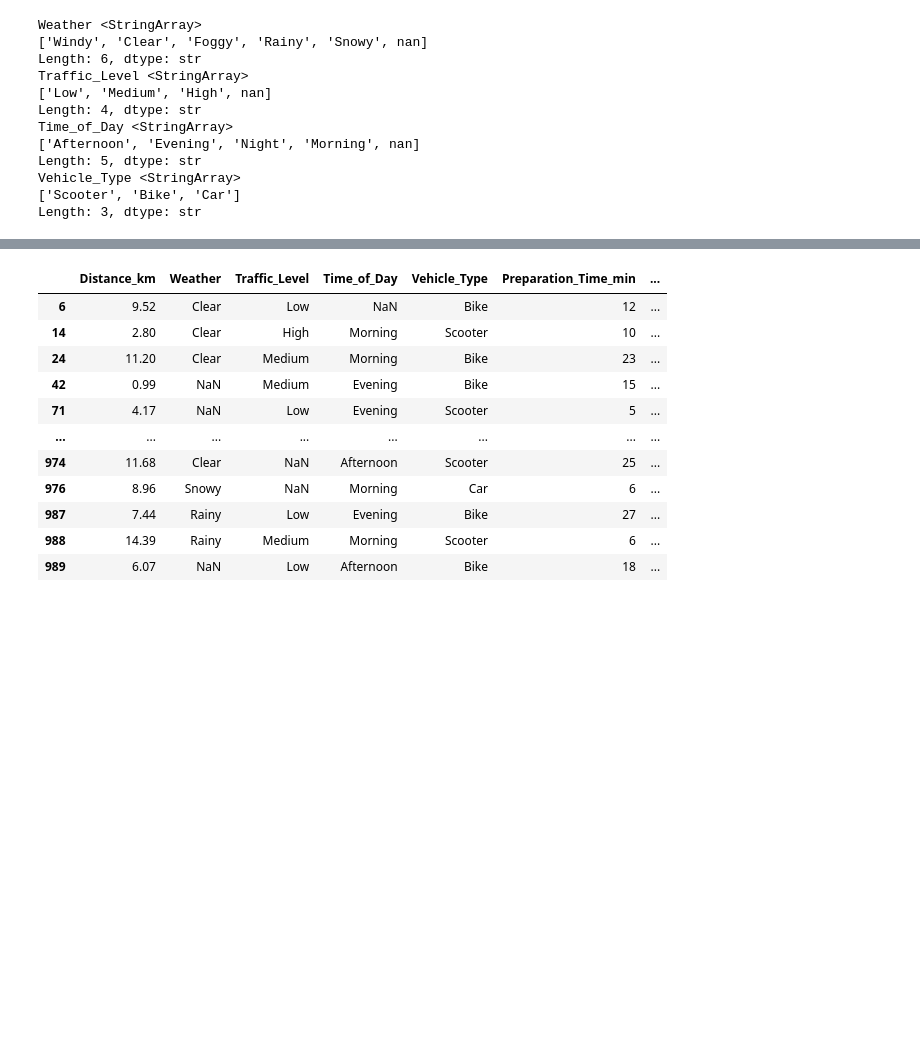
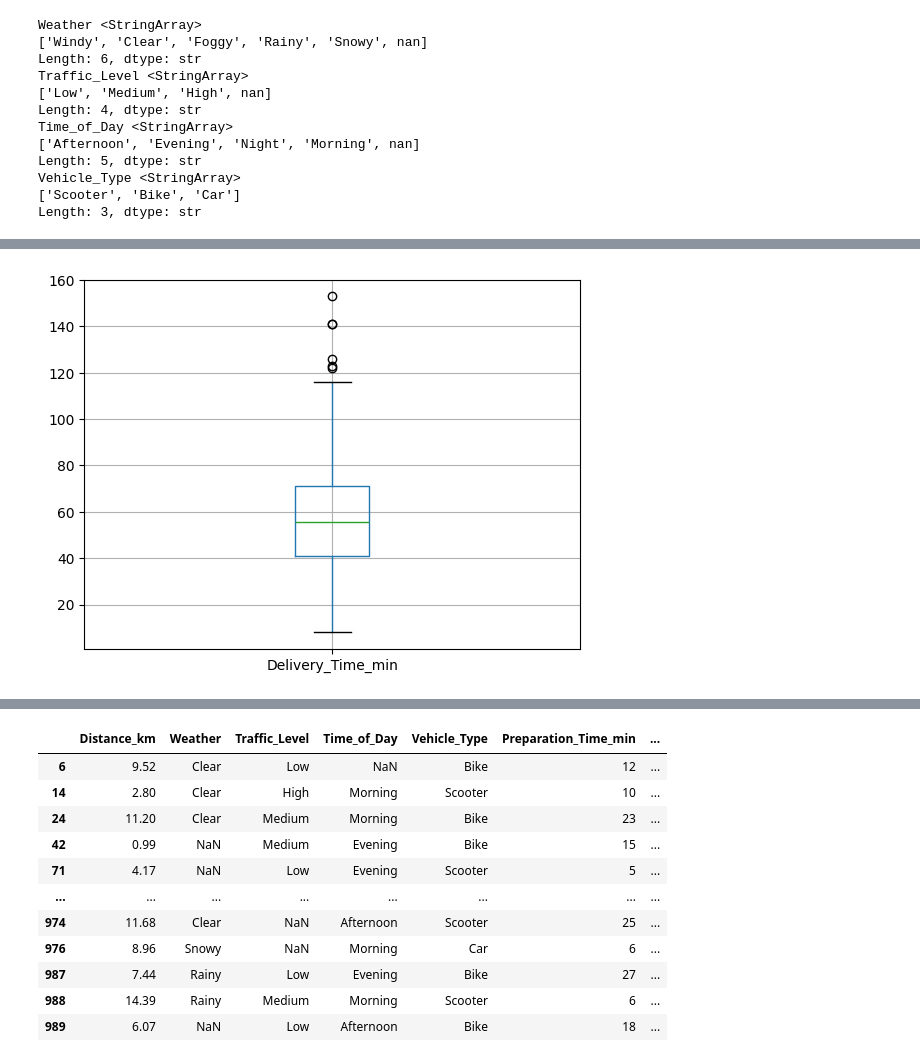
Before and after one commit to elouardyabderrahim/delivery-time-prediction, a Jupyter notebook: notebooks/eda.ipynb, the cells around one changed output, grey strips where cells are left out. Drawn from its saved outputs; the diff is of its cells as text; code cells hidden in the pictures; blank space fills up the shorter version.

```diff
--- a/notebooks/eda.ipynb
+++ b/notebooks/eda.ipynb
@@ -126,0 +188,6 @@ Length: 3, dtype: str
+# %%
+
+df[["Delivery_Time_min"]].boxplot()
+plt.show()
+# %% [output]
+[figure, added]
```
Also changed, not shown: parts of 25 cells of this notebook, 8 other files.
